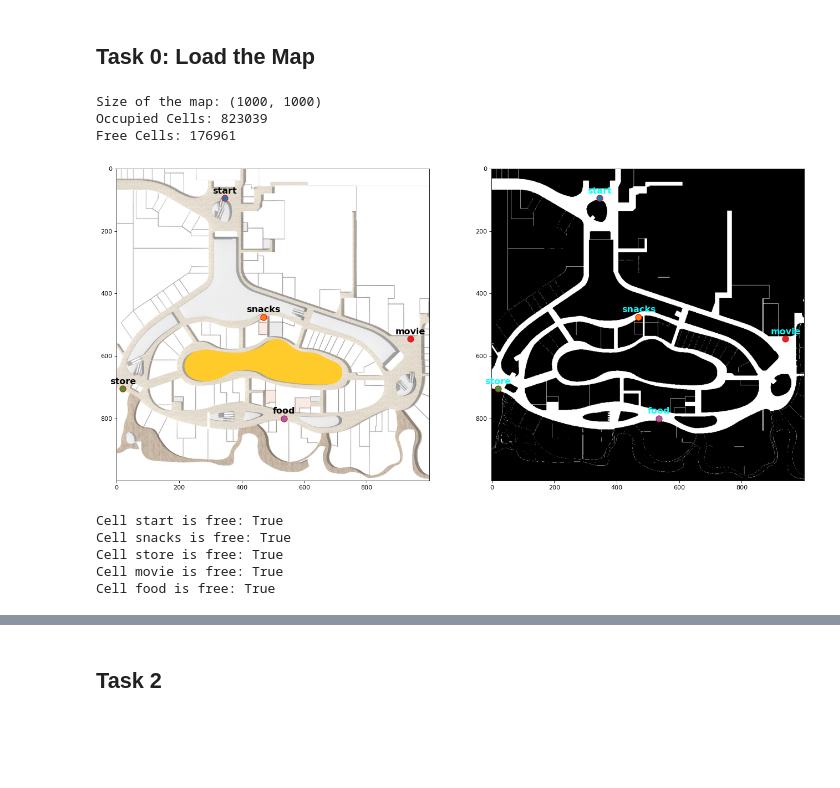
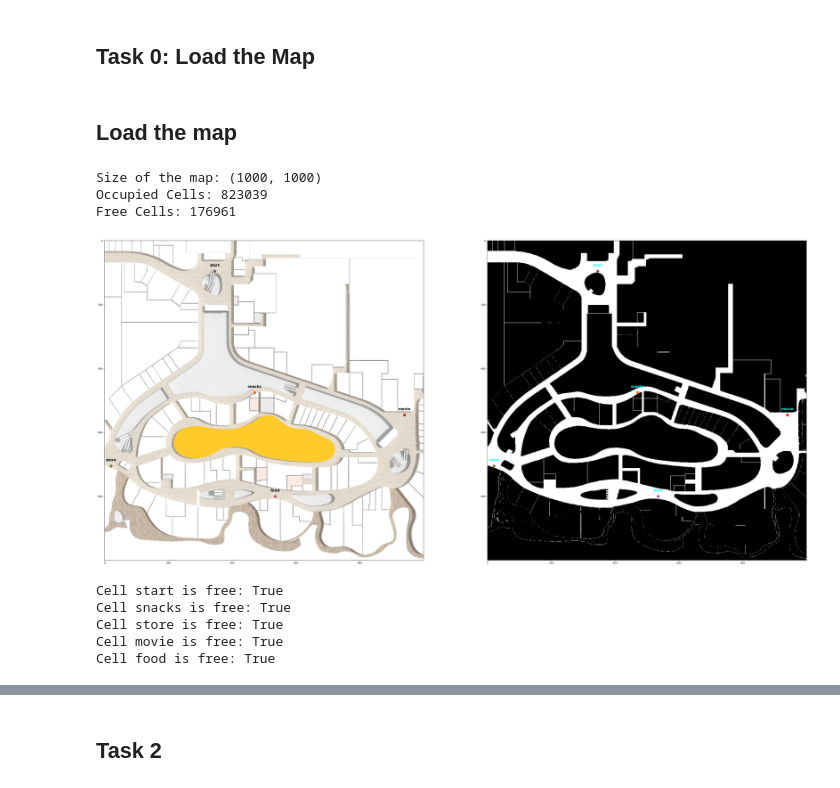
Before and after one commit to ruziniuuuuu/ME5413_HW3, a Jupyter notebook: homework3.ipynb, the cells around one changed output, grey strips where cells are left out. Drawn from its saved outputs; the diff is of its cells as text; code cells hidden in the pictures; blank space fills up the shorter version.

```diff
--- a/homework3.ipynb
+++ b/homework3.ipynb
@@ -10,48 +13,47 @@ import matplotlib.pyplot as plt
+# %% [markdown]
+## Load the map
 # %%
-# Load the map
-floor_plan = imageio.imread('./map/vivocity.png')
-grid_map_img = imageio.imread('./map/vivocity_freespace.png')
+floor_plan = imageio.v2.imread('./map/vivocity.png')
+grid_map_img = imageio.v2.imread('./map/vivocity_freespace.png')
+
 grid_map = grid_map_img.transpose()
 print("Size of the map:", grid_map.shape)
 print("Occupied Cells:", np.count_nonzero(grid_map == 0))
 print("Free Cells:", np.count_nonzero(grid_map == 255))
-
 # Map resolution (Constant)
 MAP_RES = 0.2 # each cell represents a 0.2m x 0.2m square in reality
-
 # Locations on the map
 locations = {'start':  [345, 95],    # Start from the level 2 Escalator
              'snacks': [470, 475],   # Garrett Popcorn
              'store':  [20, 705],    # DJI Store
              'movie':  [940, 545],   # Golden Village
              'food':   [535, 800],   # PUTIEN
             }
 
 # A helper function to mark the locations on the map
 def plot_locations(locations: dict, color: 'str'='black'):
     for key, value in locations.items():
         plt.plot(locations[key][0], locations[key][1], marker="o", markersize=10, markeredgecolor="red")
         plt.text(locations[key][0], locations[key][1]-15, s=key, fontsize='x-large', fontweight='bold', c=color, ha='center')
     return
 
 # Plot the locaitons on the map
-plt.figure(figsize=(20, 10), dpi=80)
+plt.figure(figsize=(50, 50), dpi=80)
 plt.subplot(1,2,1)
 plt.imshow(floor_plan)
 plot_locations(locations)
 plt.subplot(1,2,2)
 plt.imshow(grid_map_img, cmap='gray')
 plot_locations(locations, color='cyan')
 plt.show()
-
 # Check if the designated locations are free
 for key, value in locations.items():
     print(f"Cell {key} is free: {grid_map[value[0], value[1]] == 255}")
 # %% [output]
 Size of the map: (1000, 1000)
 Occupied Cells: 823039
 Free Cells: 176961
-[figure, old version]
+[figure, new version]
 Cell start is free: True
 Cell snacks is free: True
 Cell store is free: True
```
Also changed, not shown: parts of 11 cells of this notebook, 4 other files.
